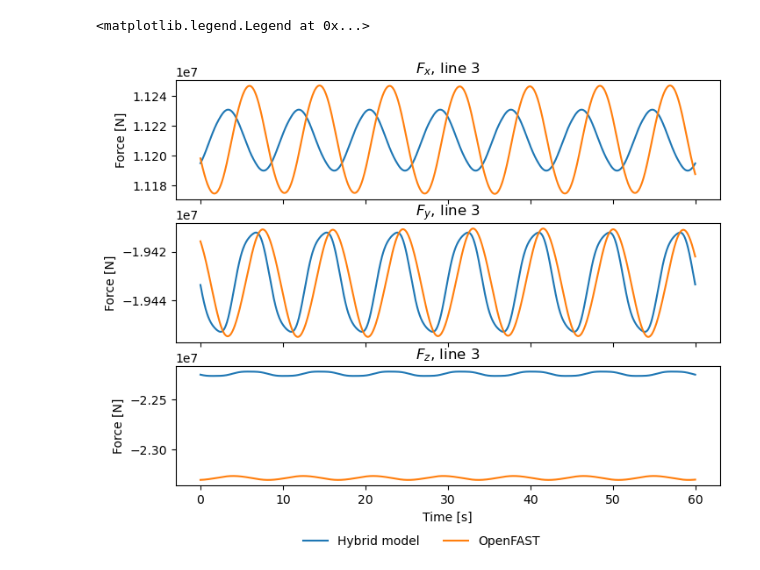
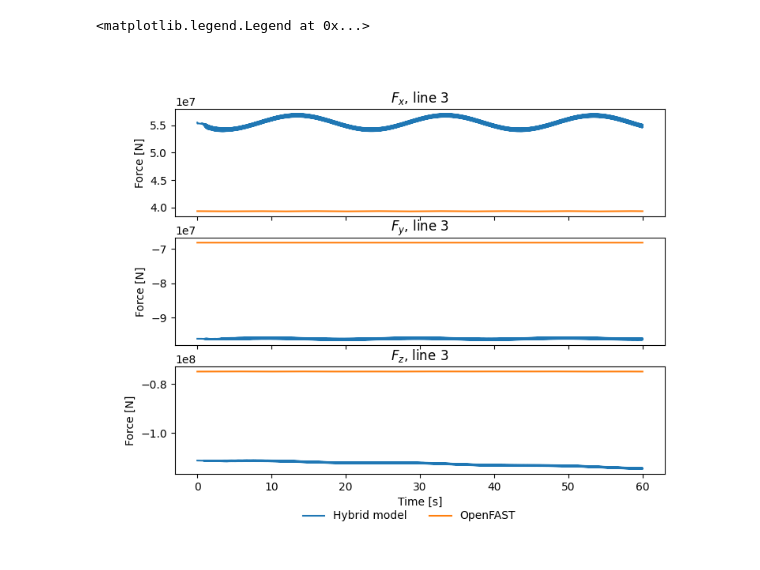
Before and after one commit to michaelcdevin/ActiveHybridMooring, a Jupyter notebook: SurrogateModel/openfast_results.ipynb, the cells around one changed output. Cells and saved outputs as stored; diff of their text form; code cells hidden in the pictures.

Commit message:
completely recreated surrogate model since old one had broken velocities

```diff
--- a/SurrogateModel/openfast_results.ipynb
+++ b/SurrogateModel/openfast_results.ipynb
@@ -60,2 +50,0 @@ data = organize_variables(df)
-# %%
-data_60s = data[:6000]
@@ -80,15 +192,15 @@ plt.plot(data_60s['time'], data_60s['l3vy'])
 # %%
-sl_res = np.genfromtxt('../MATLAB/Simulink_results_dynamic_relax.csv', delimiter=',')
+sl_res = np.genfromtxt('../MATLAB/ahm_3dof_fixedmaybe.csv', delimiter=',')
 sl_t = np.arange(0, 60.0, 0.01)
-sl_l1fx = sl_res[6001:, 0]
-sl_l1fy = sl_res[6001:, 1]
-sl_l1fz = sl_res[6001:, 2]
-sl_l2fx = sl_res[6001:, 3]
-sl_l2fy = sl_res[6001:, 4]
-sl_l2fz = sl_res[6001:, 5]
-sl_l3fx = sl_res[6001:, 6]
-sl_l3fy = sl_res[6001:, 7]
-sl_l3fz = sl_res[6001:, 8]
+sl_l1fx = sl_res[:, 0]
+sl_l1fy = sl_res[:, 1]
+sl_l1fz = sl_res[:, 2]
+sl_l2fx = sl_res[:, 3]
+sl_l2fy = sl_res[:, 4]
+sl_l2fz = sl_res[:, 5]
+sl_l3fx = sl_res[:, 6]
+sl_l3fy = sl_res[:, 7]
+sl_l3fz = sl_res[:, 8]
 # %%
 def get_error(sl, data):
     return np.abs((sl.mean() - data.mean()) / data.mean()) * 100
@@ -99,24 +211,24 @@ get_error(sl_l3fz, data['l3fz'])
 # %%
 fig, ax = plt.subplots(3, 1, sharex=True, figsize=(8,6))
-ax[0].plot(sl_t, sl_l3fx, label='Hybrid model')
+ax[0].plot(sl_t, sl_l3fx[1:], label='Hybrid model')
 ax[0].plot(sl_t, data_60s['l3fx'], label='OpenFAST')
 ax[0].set_ylabel('Force [N]')
 ax[0].set_title(r'$F_x$, line 3')
 
-ax[1].plot(sl_t, sl_l3fy, label='Hybrid model')
+ax[1].plot(sl_t, sl_l3fy[1:], label='Hybrid model')
 ax[1].plot(sl_t, data_60s['l3fy'], label='OpenFAST')
 ax[1].set_ylabel('Force [N]')
 ax[1].set_title(r'$F_y$, line 3')
 
-ax[2].plot(sl_t, sl_l3fz, label='Hybrid model')
+ax[2].plot(sl_t, sl_l3fz[1:], label='Hybrid model')
 ax[2].plot(sl_t, data_60s['l3fz'], label='OpenFAST')
 ax[2].set_ylabel('Force [N]')
 ax[2].set_title(r'$F_z$, line 3')
 
 ax[2].set_xlabel('Time [s]')
 handles, labels = ax[1].get_legend_handles_labels()
 
 fig.legend(handles, labels, loc=(0.32, 0), ncol=2, frameon=False)
 # %% [output]
 <matplotlib.legend.Legend at 0x...>
-[figure, old version]
+[figure, new version]
```
Also changed, not shown: parts of 22 cells of this notebook, 45 other files.
